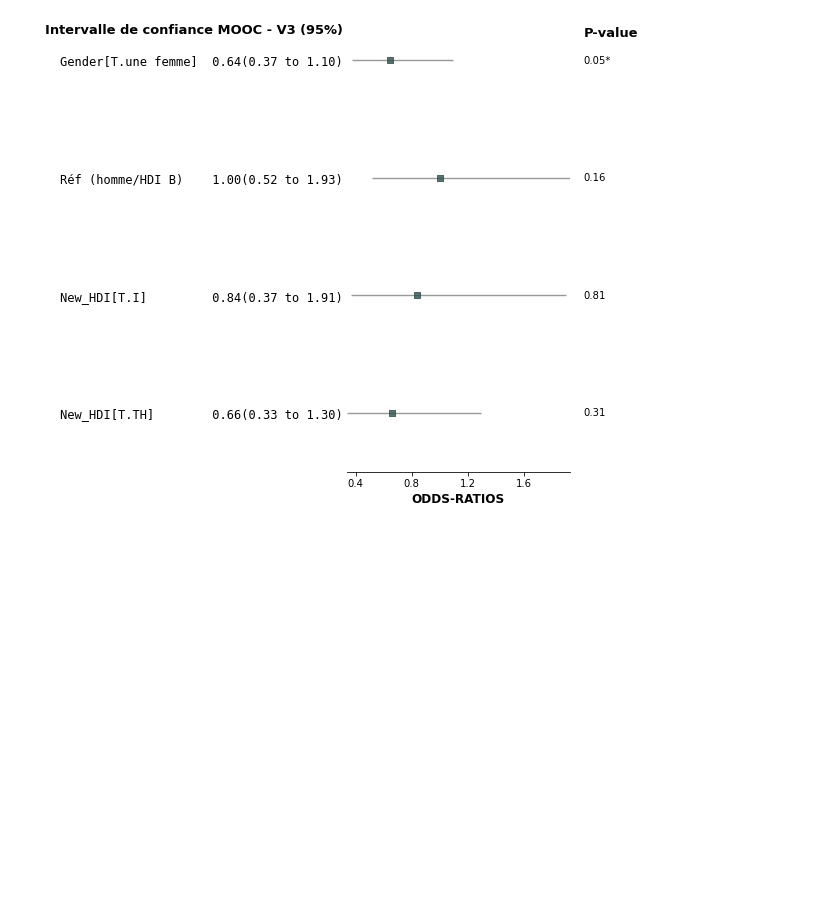
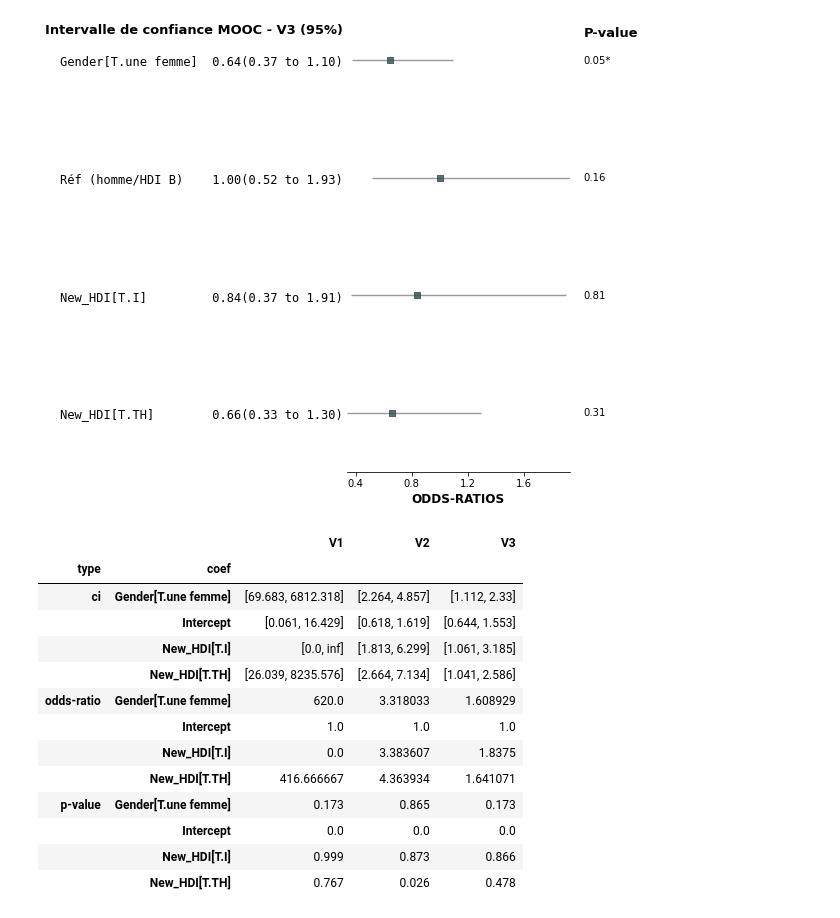
Before and after one commit to smtux/DUDA, a Jupyter notebook: statistique/src/mooc_mertes.ipynb, the cells around one changed output. Saved outputs shown, nothing was run; the diff lists cells and outputs as text; code cells hidden in the pictures; blank space fills up the shorter version.

```diff
--- a/statistique/src/mooc_mertes.ipynb
+++ b/statistique/src/mooc_mertes.ipynb
@@ -1114,0 +1117,47 @@ plt.show()
+# %%
+# Calcul des odds-ratio, p-value et ci pour chaque itération
+full_odds_r, full_pvalues, full_ci = [], [], []
+for n, version in enumerate([result_v1, result_v2, result_v3]):
+    # OR
+    odds = np.exp(version.params).round(3)
+    odds_r = odds / odds["Intercept"]
+    odds_r.name = mooc[n]
+    full_odds_r.append(odds_r)
+    # p-value
+    p_values = version.pvalues.round(3)
+    p_values.name = mooc[n]
+    full_pvalues.append(p_values)
+    # interval de confiance (ci)
+    ci = version.conf_int(alpha=0.05) # intervalle à 95 %
+    sup = np.exp(ci[1]) / np.exp(ci.loc["Intercept", 0])
+    inf = np.exp(ci[0]) / np.exp(ci.loc["Intercept", 1])
+    ci = "[" + inf.round(3).astype(str) + ", " + sup.round(3).astype(str) + "]"
+    ci.name = mooc[n]
+    full_ci.append(ci)
+# %%
+tab_coef = pd.concat([pd.DataFrame(full_odds_r).T, pd.DataFrame(full_pvalues).T, pd.DataFrame(full_ci).T])
+# %%
+index = pd.MultiIndex.from_arrays([["odds-ratio", "odds-ratio", "odds-ratio", "odds-ratio",
+                                    "p-value", "p-value", "p-value", "p-value",
+                                    "ci", "ci", "ci", "ci"],
+                                    tab_coef.index], names=["type", "coef"])
+# %%
+tab_full = pd.DataFrame({"V1": list(tab_coef["V1"]), "V2": list(tab_coef["V2"]), "V3": list(tab_coef["V3"])}, index=index)
+tab_full.sort_index(inplace=True)
+# %%
+tab_full
+# %% [output]
+|  |  | V1 | V2 | V3 |
+| type | coef |  |  |  |
+| ci | Gender[T.une femme] | [69.683, 6812.318] | [2.264, 4.857] | [1.112, 2.33] |
+|  | Intercept | [0.061, 16.429] | [0.618, 1.619] | [0.644, 1.553] |
+|  | New_HDI[T.I] | [0.0, inf] | [1.813, 6.299] | [1.061, 3.185] |
+|  | New_HDI[T.TH] | [26.039, 8235.576] | [2.664, 7.134] | [1.041, 2.586] |
+| odds-ratio | Gender[T.une femme] | 620.0 | 3.318033 | 1.608929 |
+|  | Intercept | 1.0 | 1.0 | 1.0 |
+|  | New_HDI[T.I] | 0.0 | 3.383607 | 1.8375 |
+|  | New_HDI[T.TH] | 416.666667 | 4.363934 | 1.641071 |
+| p-value | Gender[T.une femme] | 0.173 | 0.865 | 0.173 |
+|  | Intercept | 0.0 | 0.0 | 0.0 |
+|  | New_HDI[T.I] | 0.999 | 0.873 | 0.866 |
+|  | New_HDI[T.TH] | 0.767 | 0.026 | 0.478 |
```
Also changed, not shown: parts of 21 cells of this notebook, 4 other files.
